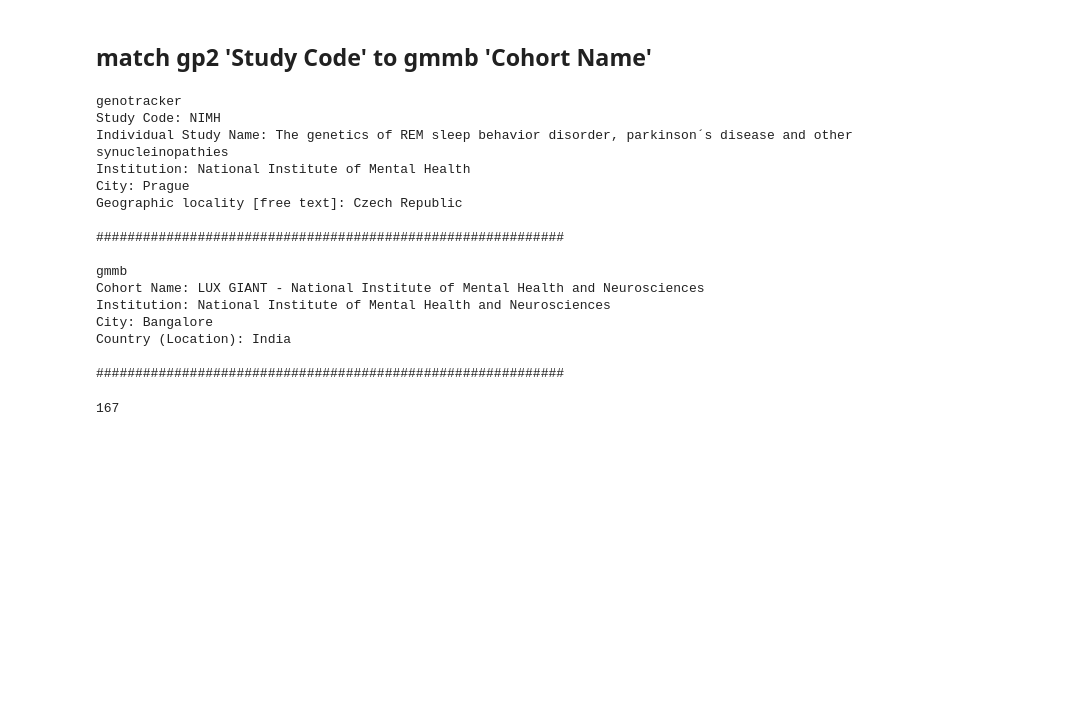
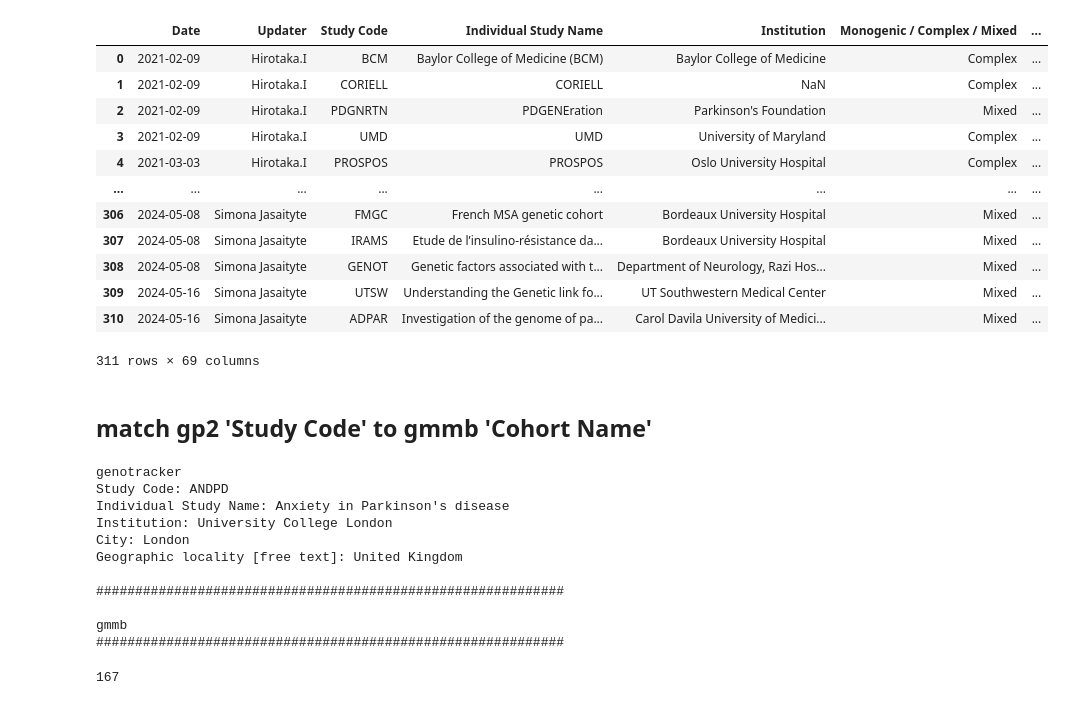
Before and after one commit to dvitale199/GenoTracker, a Jupyter notebook: data_proc.ipynb, the cells around one changed output. Cells and saved outputs as stored; diff of their text form; code cells hidden in the pictures; blank space fills up the shorter version.

```diff
--- a/data_proc.ipynb
+++ b/data_proc.ipynb
@@ -6,6 +6,22 @@ from sqlalchemy import create_engine
 gt_df = pd.read_csv('data/GenoTracker.csv', header=1)
 gmmb_df = pd.read_csv('data/gmmb_tracker.csv', header=1)
 ancestry_df = pd.read_csv('data/FEB_2024_cohort_ancestry_phenotype.csv', header=0)
+# %%
+gt_df
+# %% [output]
+|  | Date | Updater | Study Code | Individual Study Name | Institution | Monogenic / Complex / Mixed | ... |
+| 0 | 2021-02-09 | Hirotaka.I | BCM | Baylor College of Medicine (BCM) | Baylor College of Medicine | Complex | ... |
+| 1 | 2021-02-09 | Hirotaka.I | CORIELL | CORIELL | NaN | Complex | ... |
+| 2 | 2021-02-09 | Hirotaka.I | PDGNRTN | PDGENEration | Parkinson's Foundation | Mixed | ... |
+| 3 | 2021-02-09 | Hirotaka.I | UMD | UMD | University of Maryland | Complex | ... |
+| 4 | 2021-03-03 | Hirotaka.I | PROSPOS | PROSPOS | Oslo University Hospital | Complex | ... |
+| ... | ... | ... | ... | ... | ... | ... | ... |
+| 306 | 2024-05-08 | Simona Jasaityte | FMGC | French MSA genetic cohort | Bordeaux University Hospital | Mixed | ... |
+| 307 | 2024-05-08 | Simona Jasaityte | IRAMS | Etude de l’insulino-résistance da... | Bordeaux University Hospital | Mixed | ... |
+| 308 | 2024-05-08 | Simona Jasaityte | GENOT | Genetic factors associated with t... | Department of Neurology, Razi Hos... | Mixed | ... |
+| 309 | 2024-05-16 | Simona Jasaityte | UTSW | Understanding the Genetic link fo... | UT Southwestern Medical Center | Mixed | ... |
+| 310 | 2024-05-16 | Simona Jasaityte | ADPAR | Investigation of the genome of pa... | Carol Davila University of Medici... | Mixed | ... |
+311 rows × 69 columns
 # %% [markdown]
 ## match gp2 'Study Code' to gmmb 'Cohort Name'
 # %%
@@ -25,14 +41,14 @@ ancestry_df = pd.read_csv('data/FEB_2024_cohort_ancestry_phenotype.csv', header=
 # for k, v in best_matches.items():
 #     print(f"{k}: {v}")
 # %%
-study_code = "ADPAR"
+study_code = "ANDPD"
 
 gt_fields = ['Study Code', 'Individual Study Name', 'Institution', 'City', 'Geographic locality [free text]']
 # gt_fields_df = gt_df.loc[gt_df['Study Code']==study_code, gt_fields]
 gt_fields_df = gt_df.loc[gt_df['Institution'].str.contains("National Institute of Mental Health", na=False), gt_fields]
 
 gmmb_fields = ['Cohort Name', 'Institution', 'City', 'Country (Location)']
-gmmb_fields_df = gmmb_df.loc[gmmb_df["Cohort Name"].str.contains("National Institute of Mental Health and Neurosciences"), gmmb_fields]
+gmmb_fields_df = gmmb_df.loc[gmmb_df["Institution"].str.contains("UCL"), gmmb_fields]
 
 
 print('genotracker')
@@ -54,20 +70,15 @@ print('##'*30)
 print()
 # %% [output]
 genotracker
-Study Code: NIMH
-Individual Study Name: The genetics of REM sleep behavior disorder, parkinson´s disease and other synucleinopathies
-Institution: National Institute of Mental Health
-City: Prague
-Geographic locality [free text]: Czech Republic
+Study Code: ANDPD
+Individual Study Name: Anxiety in Parkinson's disease
+Institution: University College London
+City: London
+Geographic locality [free text]: United Kingdom
 
 ############################################################
 
 gmmb
-Cohort Name: LUX GIANT - National Institute of Mental Health and Neurosciences
-Institution: National Institute of Mental Health and Neurosciences
-City: Bangalore
-Country (Location): India
-
 ############################################################
 # %%
 # gmmb_df['Name on Ancestry Phenotype Backup']
```
Also changed, not shown: parts of 4 cells of this notebook, 8 other files.
